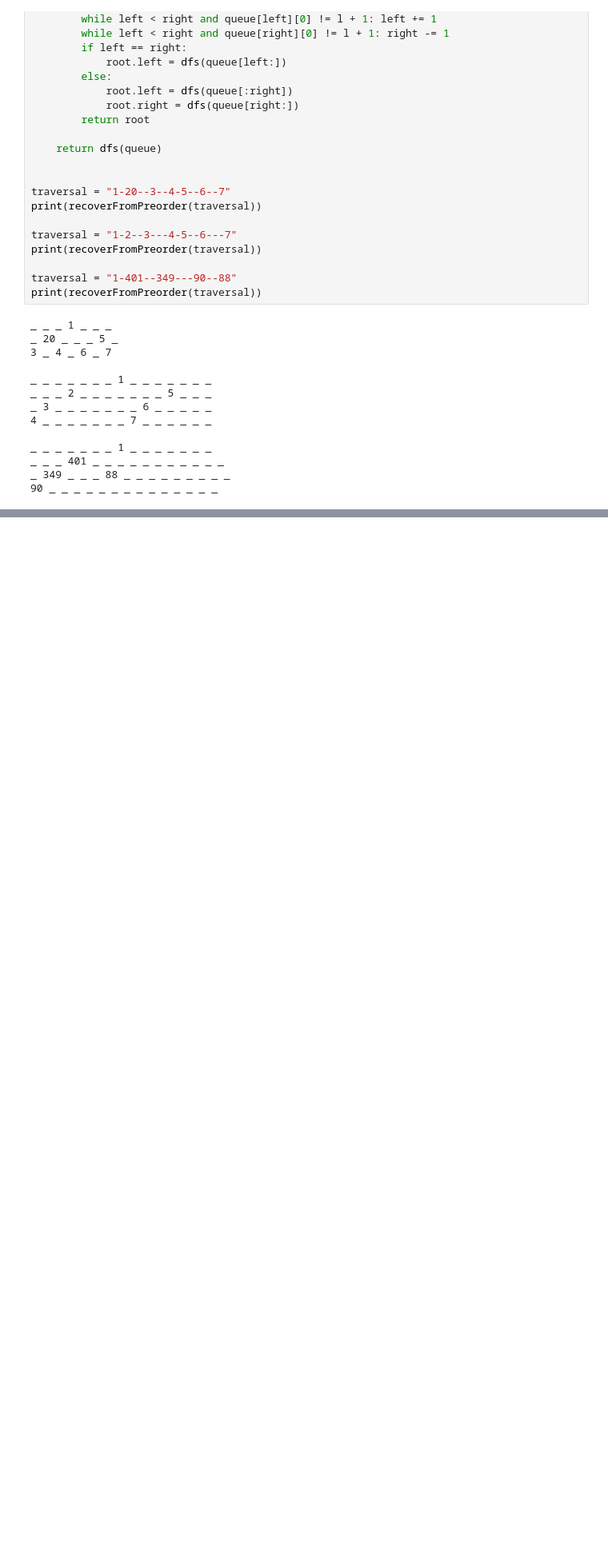
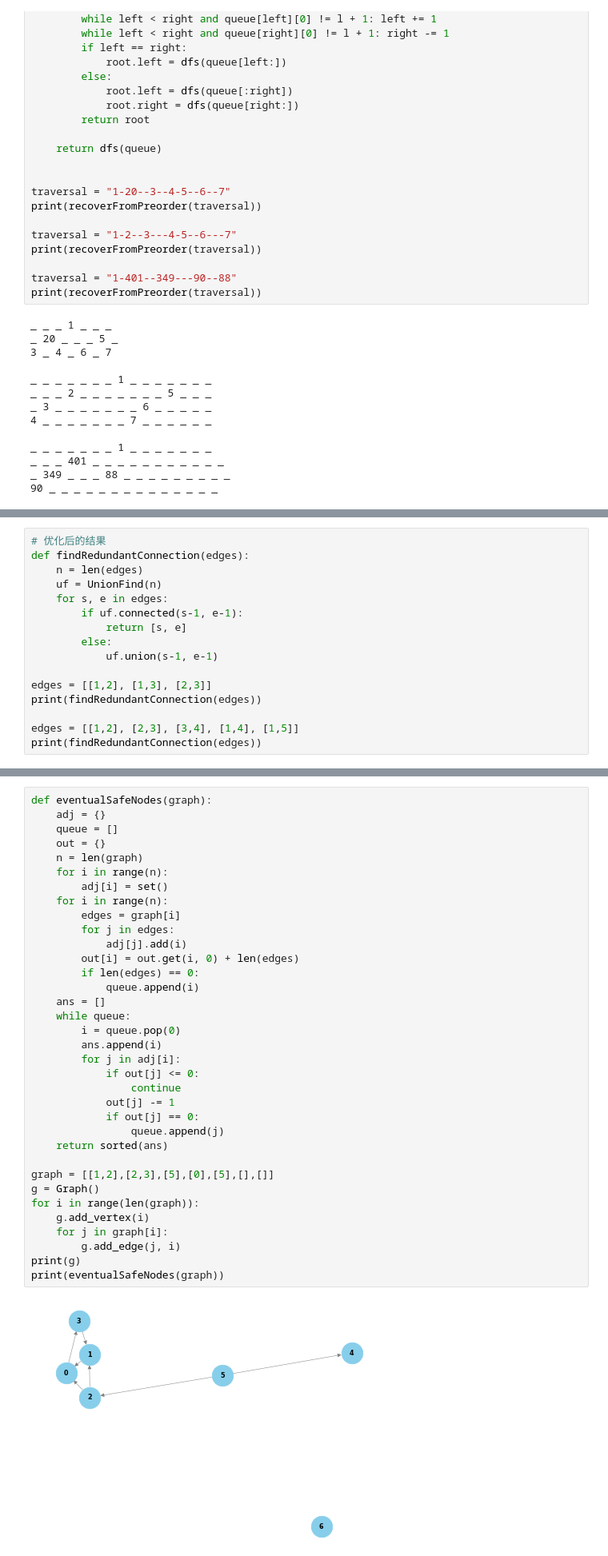
Before and after one commit to yyxx1997/code, a Jupyter notebook: python/algorithms/树与图.ipynb, the cells around one changed output, grey strips where cells are left out. Shown: that part at 80% size. Saved outputs shown, nothing was run; the diff lists cells and outputs as text; blank space fills up the shorter version.

```diff
--- a/python/algorithms/树与图.ipynb
+++ b/python/algorithms/树与图.ipynb
@@ -1155,0 +1731,16 @@ _ 349 _ _ _ 88 _ _ _ _ _ _ _ _ _
+# %%
+# 优化后的结果
+def findRedundantConnection(edges):
+    n = len(edges)
+    uf = UnionFind(n)
+    for s, e in edges:
+        if uf.connected(s-1, e-1):
+            return [s, e]
+        else:
+            uf.union(s-1, e-1)
+
+edges = [[1,2], [1,3], [2,3]]
+print(findRedundantConnection(edges))
+
+edges = [[1,2], [2,3], [3,4], [1,4], [1,5]]
+print(findRedundantConnection(edges))
@@ -1155,0 +1753,37 @@ _ 349 _ _ _ 88 _ _ _ _ _ _ _ _ _
+# %%
+def eventualSafeNodes(graph):
+    adj = {}
+    queue = []
+    out = {}
+    n = len(graph)
+    for i in range(n):
+        adj[i] = set()
+    for i in range(n):
+        edges = graph[i]
+        for j in edges:
+            adj[j].add(i)
+        out[i] = out.get(i, 0) + len(edges)
+        if len(edges) == 0:
+            queue.append(i)
+    ans = []
+    while queue:
+        i = queue.pop(0)
+        ans.append(i)
+        for j in adj[i]:
+            if out[j] <= 0:
+                continue
+            out[j] -= 1
+            if out[j] == 0:
+                queue.append(j)
+    return sorted(ans)
+
+graph = [[1,2],[2,3],[5],[0],[5],[],[]]
+g = Graph()
+for i in range(len(graph)):
+    g.add_vertex(i)
+    for j in graph[i]:
+        g.add_edge(j, i)
+print(g)
+print(eventualSafeNodes(graph))
+# %% [output]
+[figure, added]
```
Also changed, not shown: parts of 30 cells of this notebook.
